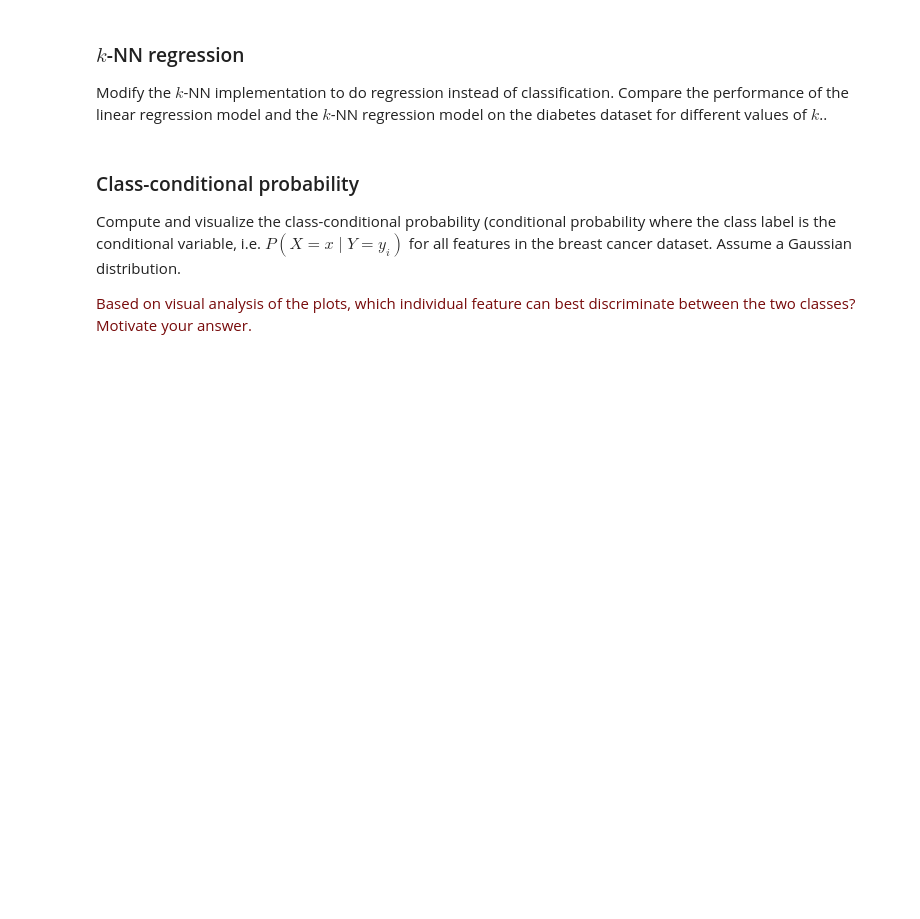
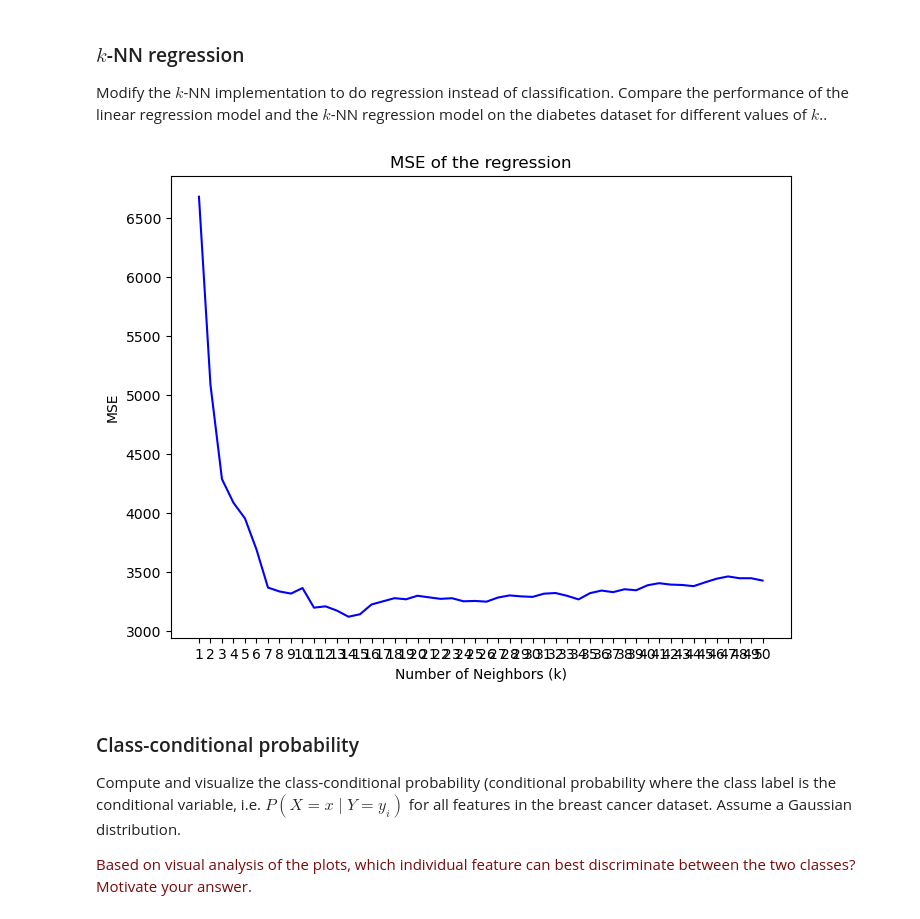
Before and after one commit to bram-boerenkamp/8dm50-machine-learning-master, a Jupyter notebook: practicals/week_1.ipynb, the cells around one changed output. Drawn from its saved outputs; the diff is of its cells as text; code cells hidden in the pictures; blank space fills up the shorter version.

```diff
--- a/practicals/week_1.ipynb
+++ b/practicals/week_1.ipynb
@@ -144,6 +223,70 @@ Implement a $k$-Nearest neighbors classifier from scratch in Python using only b
 ### $k$-NN regression
 
 Modify the $k$-NN implementation to do regression instead of classification. Compare the performance of the linear regression model and the $k$-NN regression model on the diabetes dataset for different values of $k$..
+# %%
+from sklearn.datasets import load_diabetes
+diabetes=load_diabetes()
+X_dia = diabetes.data  # features
+y_dia= diabetes.target  # labels
+
+#Normalize
+X_min = X_dia.min(axis=0)
+X_max = X_dia.max(axis=0)
+X_norm = (X_dia - X_min) / (X_max - X_min)
+
+#shuffle the data
+def train_test_split(A,B,test_size=0): # X is data , Y is target , test_size is percentage split
+    indices = np.arange(A.shape[0]) # create list of indices
+    np.random.shuffle(indices) # random shuffle to create randomized data selection for split
+    split_idx = int(A.shape[0] * (1 - test_size))
+    X_train, X_test = A[indices[:split_idx]], A[indices[split_idx:]]
+    y_train, y_test = B[indices[:split_idx]], B[indices[split_idx:]]
+    return X_train, X_test, y_train, y_test
+#KNN class to train the network
+
+class KNN_regression:
+    def __init__(self, k=3):
+        self.k = k
+
+    def fit(self, X_train, y_train):
+        self.X_train = X_train
+        self.y_train = y_train
+
+    def predict(self, X_test):
+        predictions = []  # Store predictions
+        for test_point in X_test:
+            distances = np.linalg.norm(self.X_train - test_point, axis=1)#calculate the distance for all the test point to the train point (euclidean)
+            nearest_indices = np.argsort(distances)[:self.k]# find the k points close to the test point
+            nearest_labels = self.y_train[nearest_indices]# get the label
+            prediction = np.mean(nearest_labels) # get the mean of the nearest_label
+            predictions.append(prediction)
+        return np.array(predictions)
+
+    def MSE(self, y_true, y_pred):
+        # For regression MSE is used
+        mse = np.mean((y_true - y_pred) ** 2)
+        return mse
+X_train, X_test, y_train, y_test = train_test_split(X_norm, y_dia, test_size=0.2) # Create the test and train data, modify the test_size value to create different split
+k_values = list(range(1, 51)) #iterate over different k values, modify this value to determine the number of neighbours
+MSE_list = [] #store the accuracies
+
+for k in k_values:
+    knn = KNN_regression(k=k) #initialize the k value
+    knn.fit(X_train, y_train) #fit the train data
+    y_pred = knn.predict(X_test)
+    MSE = knn.MSE(y_test, y_pred)
+    MSE_list.append(MSE)
+
+plt.figure(figsize=(8, 6))
+plt.plot(k_values, MSE_list, color='b')
+plt.title('MSE of the regression')
+plt.xlabel('Number of Neighbors (k)')
+plt.ylabel('MSE')
+plt.xticks(k_values)
+plt.grid(False)
+plt.show()
+# %% [output]
+[figure, added]
 # %% [markdown]
 ### Class-conditional probability
 
```
Also changed, not shown: parts of 3 cells of this notebook.
